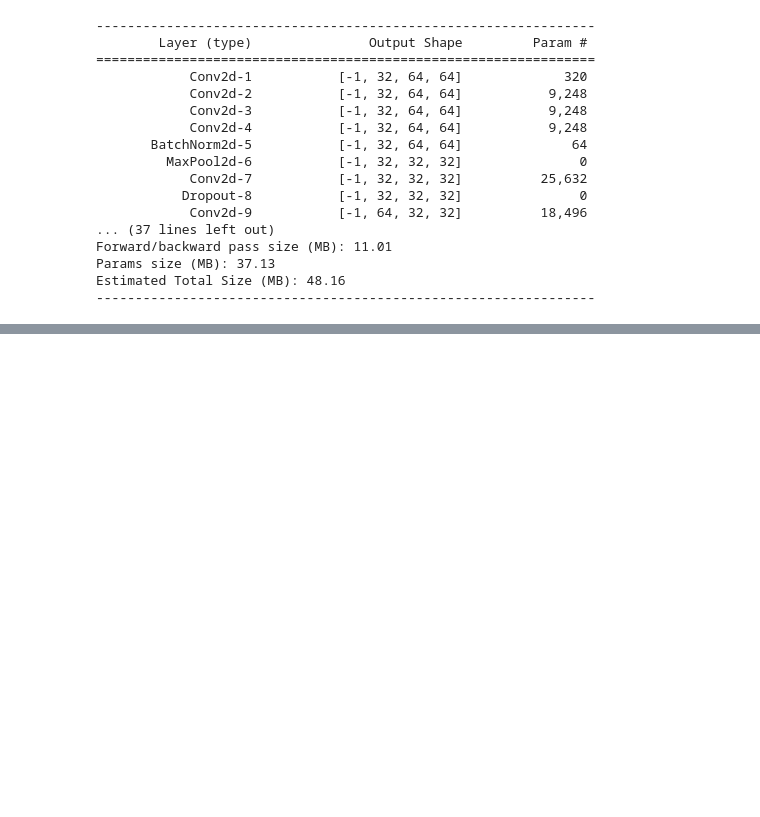
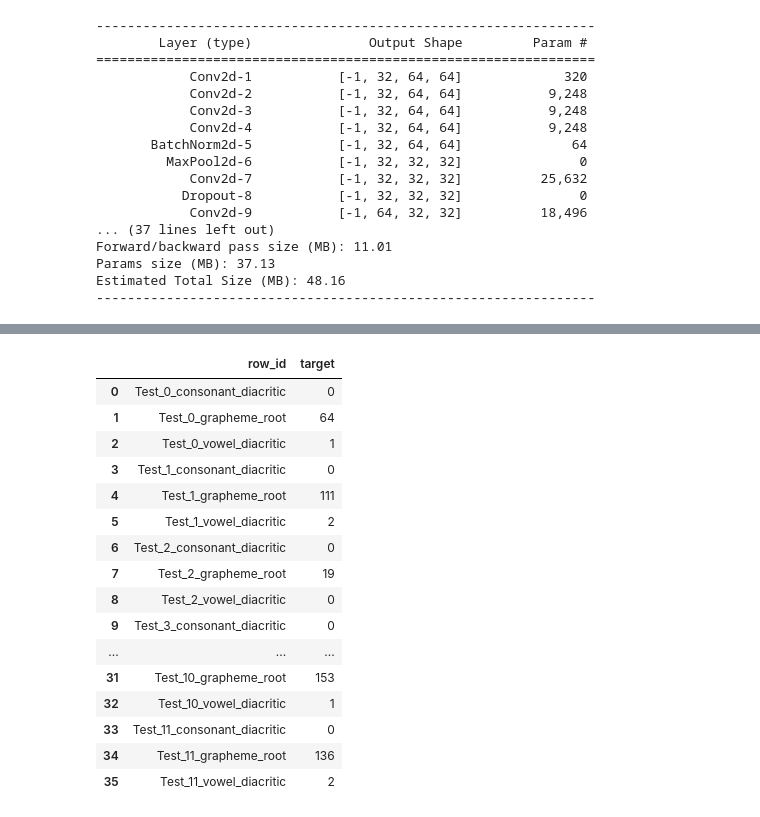
Before and after one commit to mqcmd196/KKB-kaggle, a Jupyter notebook: bengaliai-cv19/notebooks/train.ipynb, the cells around one changed output, grey strips where cells are left out. Drawn from its saved outputs; the diff is of its cells as text; code cells hidden in the pictures; blank space fills up the shorter version.

```diff
--- a/bengaliai-cv19/notebooks/train.ipynb
+++ b/bengaliai-cv19/notebooks/train.ipynb
@@ -363,0 +338,35 @@ epoch9 consonant 32000/50240  loss: 0.05397248640656471
+# %%
+# 提出ファイルの準備
+
+target=[]
+row_id=[] # row_id place holder
+
+model_copy = copy.deepcopy(model)
+
+for parq_i in range(4):
+  df_test_img = pd.read_parquet(dataset_dir + f'/test_image_data_{parq_i}.parquet')
+  df_test_img.set_index('image_id', inplace=True)
+
+  X_test_resized = resize(df_test_img)
+  X_test_resized = pd.DataFrame(X_test_resized).T / 255.0   # 値を0~1におさめる
+  X_test_resized = X_test_resized.values.reshape(-1, 1, 64, 64)
+
+  test_inputs = torch.tensor(X_test_resized, dtype=torch.float)
+  test_inputs = Variable(test_inputs)
+  test_inputs = try_gpu(test_inputs)
+
+  root_o, vowel_o, consonant_o = model(test_inputs)
+  root_pred, vowel_pred, consonant_pred = torch.max(root_o.data,1)[1], torch.max(vowel_o.data,1)[1], torch.max(consonant_o.data,1)[1]
+  if torch.cuda.is_available():
+    root_pred, vowel_pred, consonant_pred = root_pred.to(torch.device("cpu")), vowel_pred.to(torch.device("cpu")), consonant_pred.to(torch.device("cpu"))
+  root_pred, vowel_pred, consonant_pred = root_pred.numpy(), vowel_pred.numpy(), consonant_pred.numpy()
+
+  for k, id in enumerate(df_test_img.index.values):
+    row_id.append(id+'_consonant_diacritic')
+    target.append(consonant_pred[k])
+    row_id.append(id+'_grapheme_root')
+    target.append(root_pred[k])
+    row_id.append(id+'_vowel_diacritic')
+    target.append(vowel_pred[k])
+
+  gc.collect()
@@ -363,0 +382,28 @@ epoch9 consonant 32000/50240  loss: 0.05397248640656471
+# %%
+df_sample = pd.DataFrame(
+    {
+        'row_id': row_id,
+        'target':target
+    },
+    columns = ['row_id','target']
+)
+# df_sample.to_csv('submission.csv',index=False)
+df_sample.head(36)
+# %% [output]
+|  | row_id | target |
+| 0 | Test_0_consonant_diacritic | 0 |
+| 1 | Test_0_grapheme_root | 64 |
+| 2 | Test_0_vowel_diacritic | 1 |
+| 3 | Test_1_consonant_diacritic | 0 |
+| 4 | Test_1_grapheme_root | 111 |
+| 5 | Test_1_vowel_diacritic | 2 |
+| 6 | Test_2_consonant_diacritic | 0 |
+| 7 | Test_2_grapheme_root | 19 |
+| 8 | Test_2_vowel_diacritic | 0 |
+| 9 | Test_3_consonant_diacritic | 0 |
+| ... | ... | ... |
+| 31 | Test_10_grapheme_root | 153 |
+| 32 | Test_10_vowel_diacritic | 1 |
+| 33 | Test_11_consonant_diacritic | 0 |
+| 34 | Test_11_grapheme_root | 136 |
+| 35 | Test_11_vowel_diacritic | 2 |
```
Also changed, not shown: parts of 10 cells of this notebook.
